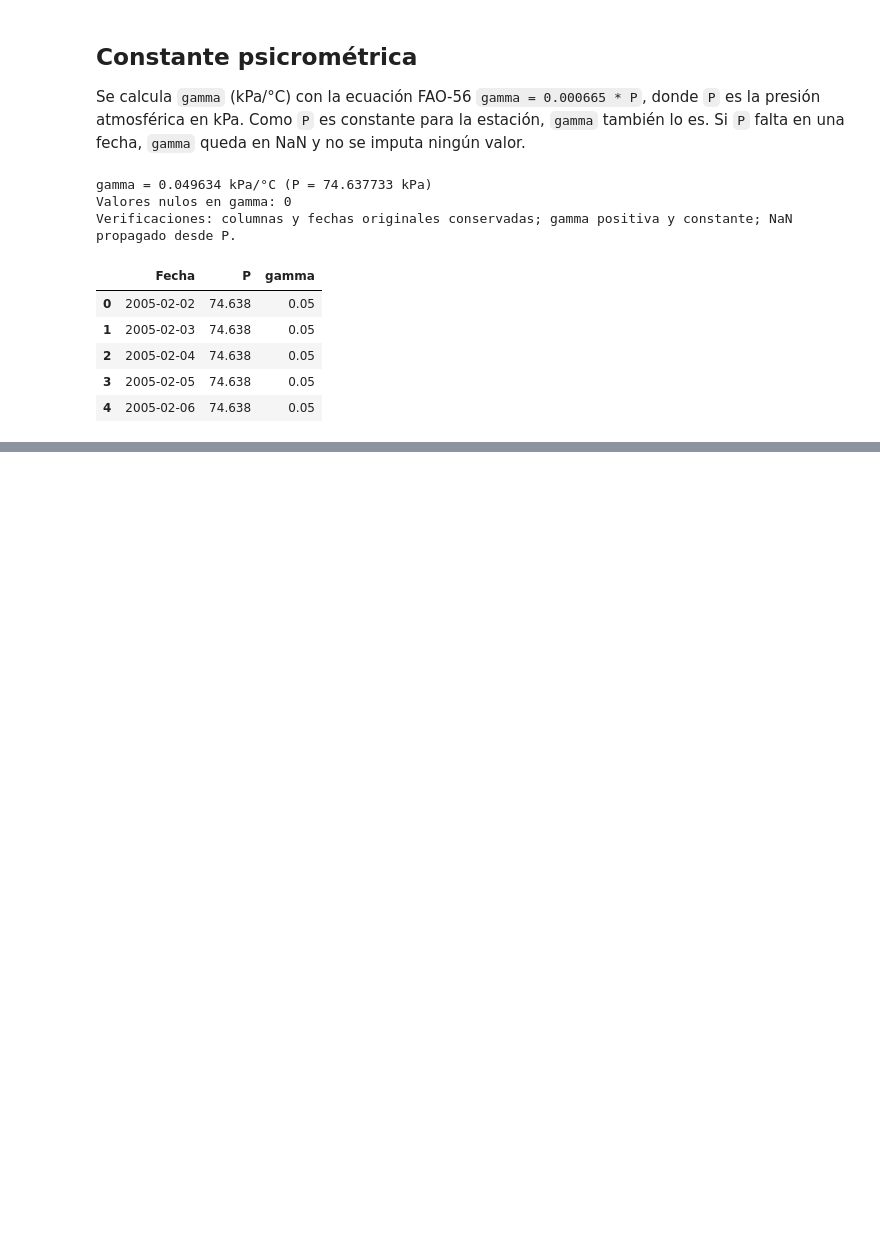
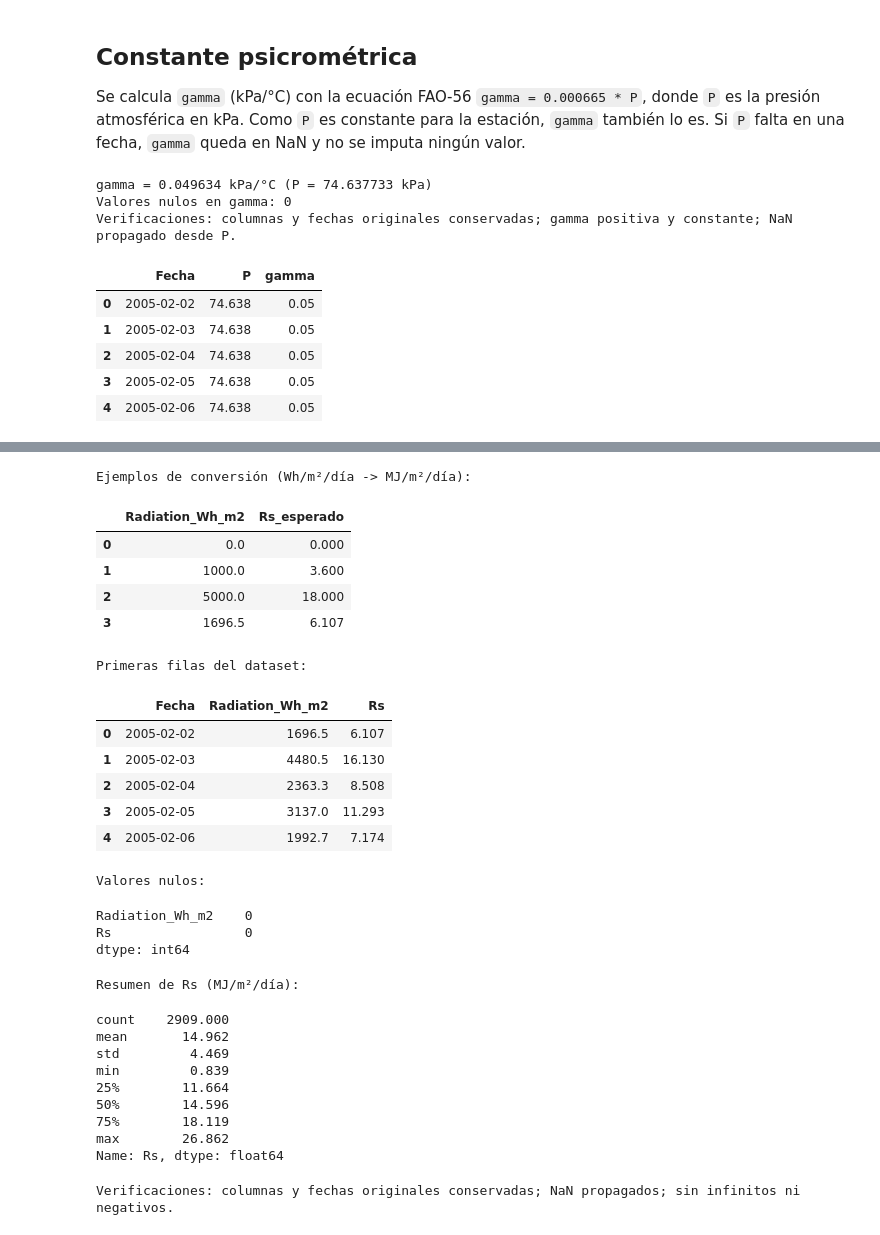
Before and after one commit to nicopulido/Prob_Proyecto_Grado, a Jupyter notebook: Tibaitata/04_calculo_variables_objetivo.ipynb, the cells around one changed output, grey strips where cells are left out. Cells and saved outputs as stored; diff of their text form; code cells hidden in the pictures; blank space fills up the shorter version.

Commit message:
feat(calculation): add conversion from acumulated solar radiation to observed

```diff
--- a/Tibaitata/04_calculo_variables_objetivo.ipynb
+++ b/Tibaitata/04_calculo_variables_objetivo.ipynb
@@ -373,0 +378,68 @@ Verificaciones: columnas y fechas originales conservadas; gamma positiva y const
+# %%
+assert "Radiation_Wh_m2" in df_tibaitata_et0.columns
+assert "Rs" not in df_tibaitata_et0.columns, "La columna Rs ya existe; no se sobrescribirá."
+
+columnas_antes_rs = df_tibaitata_et0.columns.tolist()
+valores_antes_rs = df_tibaitata_et0[columnas_antes_rs].copy()
+fechas_antes_rs = df_tibaitata_et0["Fecha"].copy()
+numero_registros_antes_rs = len(df_tibaitata_et0)
+
+WH_A_MJ = 0.0036  # MJ por Wh
+
+# La operación vectorizada propaga NaN cuando falta la radiación original.
+df_tibaitata_et0["Rs"] = df_tibaitata_et0["Radiation_Wh_m2"] * WH_A_MJ
+
+rs_valida = df_tibaitata_et0["Rs"].dropna()
+
+assert len(df_tibaitata_et0) == numero_registros_antes_rs
+assert df_tibaitata_et0[columnas_antes_rs].equals(valores_antes_rs)
+assert df_tibaitata_et0.columns[:len(columnas_antes_rs)].tolist() == columnas_antes_rs
+assert df_tibaitata_et0["Fecha"].equals(fechas_antes_rs)
+assert df_tibaitata_et0["Rs"].isna().equals(df_tibaitata_et0["Radiation_Wh_m2"].isna())
+assert np.isfinite(rs_valida).all(), "Rs contiene valores infinitos."
+assert (rs_valida >= 0).all(), "Rs contiene valores negativos."
+assert np.allclose(rs_valida, df_tibaitata_et0["Radiation_Wh_m2"].dropna() * 0.0036)
+
+# Ejemplos numéricos de referencia (1 Wh = 0.0036 MJ).
+ejemplos_rs = pd.Series([0.0, 1000.0, 5000.0, 1696.5], name="Radiation_Wh_m2")
+esperados_rs = pd.Series([0.0, 3.6, 18.0, 6.1074])
+assert np.allclose(ejemplos_rs * WH_A_MJ, esperados_rs)
+
+print("Ejemplos de conversión (Wh/m²/día -> MJ/m²/día):")
+display(pd.DataFrame({"Radiation_Wh_m2": ejemplos_rs, "Rs_esperado": esperados_rs}))
+print("Primeras filas del dataset:")
+display(df_tibaitata_et0[["Fecha", "Radiation_Wh_m2", "Rs"]].head())
+print("Valores nulos:")
+display(df_tibaitata_et0[["Radiation_Wh_m2", "Rs"]].isna().sum())
+print("Resumen de Rs (MJ/m²/día):")
+display(rs_valida.describe())
+print("Verificaciones: columnas y fechas originales conservadas; NaN propagados; sin infinitos ni negativos.")
+# %% [output]
+Ejemplos de conversión (Wh/m²/día -> MJ/m²/día):
+|  | Radiation_Wh_m2 | Rs_esperado |
+| 0 | 0.0 | 0.000 |
+| 1 | 1000.0 | 3.600 |
+| 2 | 5000.0 | 18.000 |
+| 3 | 1696.5 | 6.107 |
+Primeras filas del dataset:
+|  | Fecha | Radiation_Wh_m2 | Rs |
+| 0 | 2005-02-02 | 1696.5 | 6.107 |
+| 1 | 2005-02-03 | 4480.5 | 16.130 |
+| 2 | 2005-02-04 | 2363.3 | 8.508 |
+| 3 | 2005-02-05 | 3137.0 | 11.293 |
+| 4 | 2005-02-06 | 1992.7 | 7.174 |
+Valores nulos:
+Radiation_Wh_m2    0
+Rs                 0
+dtype: int64
+Resumen de Rs (MJ/m²/día):
+count    2909.000
+mean       14.962
+std         4.469
+min         0.839
+25%        11.664
+50%        14.596
+75%        18.119
+max        26.862
+Name: Rs, dtype: float64
+Verificaciones: columnas y fechas originales conservadas; NaN propagados; sin infinitos ni negativos.
```
Also changed, not shown: parts of 1 cell of this notebook.
